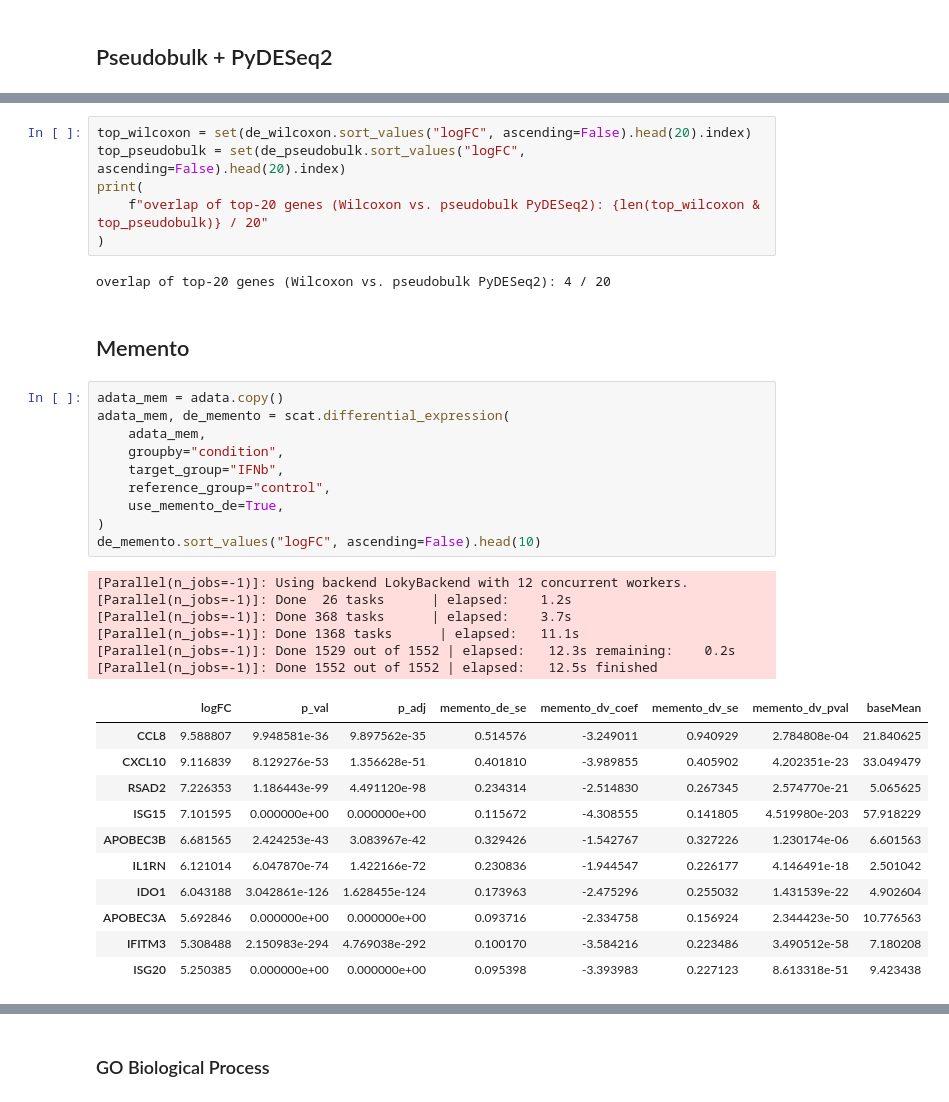
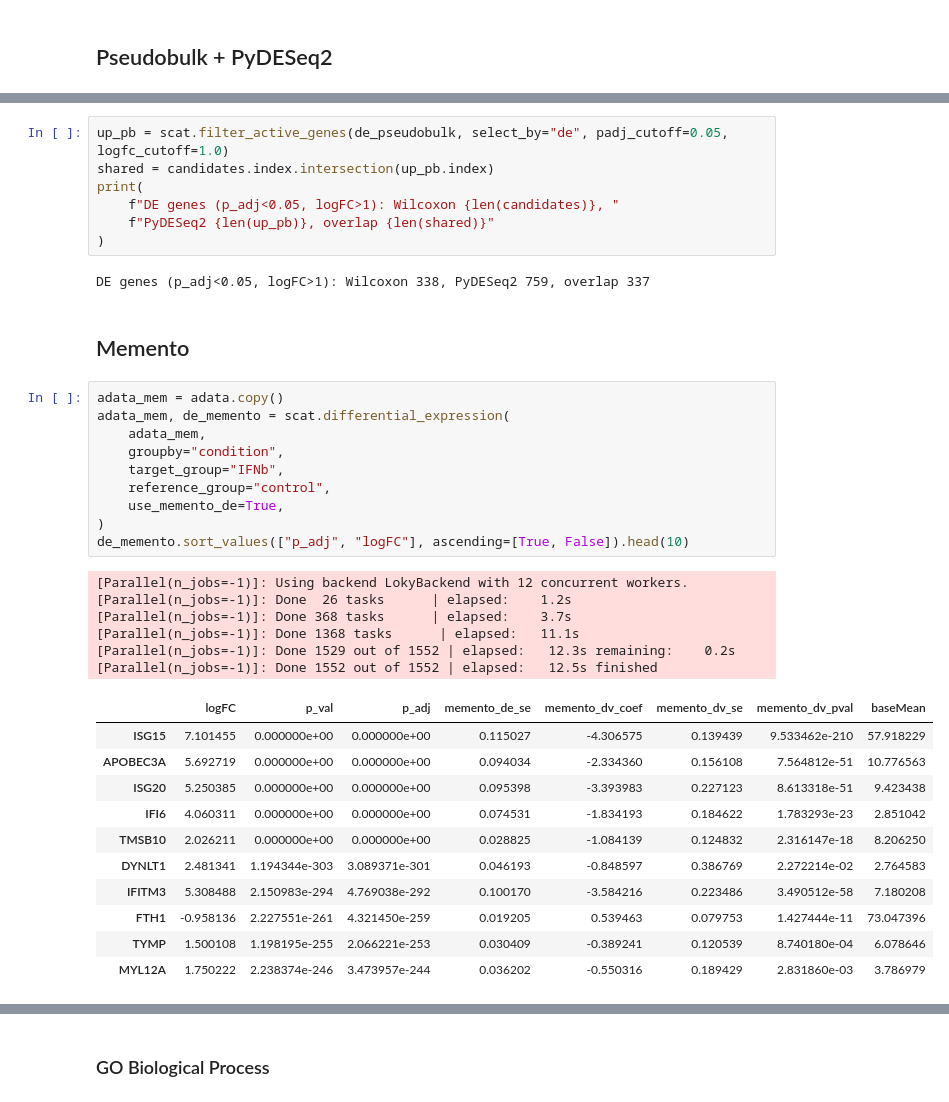
Before and after one commit to leelieber2025/scATrans, a Jupyter notebook: docs/tutorials/t_gse96583_standalone_de_enrichment.ipynb, the cells around one changed output, grey strips where cells are left out. Saved outputs shown, nothing was run; the diff lists cells and outputs as text.

```diff
--- a/docs/tutorials/t_gse96583_standalone_de_enrichment.ipynb
+++ b/docs/tutorials/t_gse96583_standalone_de_enrichment.ipynb
@@ -143,38 +167,39 @@ n p_adj<0.05: 1872
 # %%
-top_wilcoxon = set(de_wilcoxon.sort_values("logFC", ascending=False).head(20).index)
-top_pseudobulk = set(de_pseudobulk.sort_values("logFC", ascending=False).head(20).index)
+up_pb = scat.filter_active_genes(de_pseudobulk, select_by="de", padj_cutoff=0.05, logfc_cutoff=1.0)
+shared = candidates.index.intersection(up_pb.index)
 print(
-    f"overlap of top-20 genes (Wilcoxon vs. pseudobulk PyDESeq2): {len(top_wilcoxon & top_pseudobulk)} / 20"
+    f"DE genes (p_adj<0.05, logFC>1): Wilcoxon {len(candidates)}, "
+    f"PyDESeq2 {len(up_pb)}, overlap {len(shared)}"
 )
 # %% [output]
-overlap of top-20 genes (Wilcoxon vs. pseudobulk PyDESeq2): 4 / 20
+DE genes (p_adj<0.05, logFC>1): Wilcoxon 338, PyDESeq2 759, overlap 337
 # %% [markdown]
 ## Memento
 # %%
 adata_mem = adata.copy()
 adata_mem, de_memento = scat.differential_expression(
     adata_mem,
     groupby="condition",
     target_group="IFNb",
     reference_group="control",
     use_memento_de=True,
 )
-de_memento.sort_values("logFC", ascending=False).head(10)
+de_memento.sort_values(["p_adj", "logFC"], ascending=[True, False]).head(10)
 # %% [output]
 [Parallel(n_jobs=-1)]: Using backend LokyBackend with 12 concurrent workers.
 [Parallel(n_jobs=-1)]: Done  26 tasks      | elapsed:    1.2s
 [Parallel(n_jobs=-1)]: Done 368 tasks      | elapsed:    3.7s
 [Parallel(n_jobs=-1)]: Done 1368 tasks      | elapsed:   11.1s
 [Parallel(n_jobs=-1)]: Done 1529 out of 1552 | elapsed:   12.3s remaining:    0.2s
 [Parallel(n_jobs=-1)]: Done 1552 out of 1552 | elapsed:   12.5s finished
 |  | logFC | p_val | p_adj | memento_de_se | memento_dv_coef | memento_dv_se | memento_dv_pval | baseMean |
-| CCL8 | 9.588807 | 9.948581e-36 | 9.897562e-35 | 0.514576 | -3.249011 | 0.940929 | 2.784808e-04 | 21.840625 |
-| CXCL10 | 9.116839 | 8.129276e-53 | 1.356628e-51 | 0.401810 | -3.989855 | 0.405902 | 4.202351e-23 | 33.049479 |
-| RSAD2 | 7.226353 | 1.186443e-99 | 4.491120e-98 | 0.234314 | -2.514830 | 0.267345 | 2.574770e-21 | 5.065625 |
-| ISG15 | 7.101595 | 0.000000e+00 | 0.000000e+00 | 0.115672 | -4.308555 | 0.141805 | 4.519980e-203 | 57.918229 |
-| APOBEC3B | 6.681565 | 2.424253e-43 | 3.083967e-42 | 0.329426 | -1.542767 | 0.327226 | 1.230174e-06 | 6.601563 |
-| IL1RN | 6.121014 | 6.047870e-74 | 1.422166e-72 | 0.230836 | -1.944547 | 0.226177 | 4.146491e-18 | 2.501042 |
-| IDO1 | 6.043188 | 3.042861e-126 | 1.628455e-124 | 0.173963 | -2.475296 | 0.255032 | 1.431539e-22 | 4.902604 |
-| APOBEC3A | 5.692846 | 0.000000e+00 | 0.000000e+00 | 0.093716 | -2.334758 | 0.156924 | 2.344423e-50 | 10.776563 |
+| ISG15 | 7.101455 | 0.000000e+00 | 0.000000e+00 | 0.115027 | -4.306575 | 0.139439 | 9.533462e-210 | 57.918229 |
+| APOBEC3A | 5.692719 | 0.000000e+00 | 0.000000e+00 | 0.094034 | -2.334360 | 0.156108 | 7.564812e-51 | 10.776563 |
+| ISG20 | 5.250385 | 0.000000e+00 | 0.000000e+00 | 0.095398 | -3.393983 | 0.227123 | 8.613318e-51 | 9.423438 |
+| IFI6 | 4.060311 | 0.000000e+00 | 0.000000e+00 | 0.074531 | -1.834193 | 0.184622 | 1.783293e-23 | 2.851042 |
+| TMSB10 | 2.026211 | 0.000000e+00 | 0.000000e+00 | 0.028825 | -1.084139 | 0.124832 | 2.316147e-18 | 8.206250 |
+| DYNLT1 | 2.481341 | 1.194344e-303 | 3.089371e-301 | 0.046193 | -0.848597 | 0.386769 | 2.272214e-02 | 2.764583 |
 | IFITM3 | 5.308488 | 2.150983e-294 | 4.769038e-292 | 0.100170 | -3.584216 | 0.223486 | 3.490512e-58 | 7.180208 |
-| ISG20 | 5.250385 | 0.000000e+00 | 0.000000e+00 | 0.095398 | -3.393983 | 0.227123 | 8.613318e-51 | 9.423438 |
+| FTH1 | -0.958136 | 2.227551e-261 | 4.321450e-259 | 0.019205 | 0.539463 | 0.079753 | 1.427444e-11 | 73.047396 |
+| TYMP | 1.500108 | 1.198195e-255 | 2.066221e-253 | 0.030409 | -0.389241 | 0.120539 | 8.740180e-04 | 6.078646 |
+| MYL12A | 1.750222 | 2.238374e-246 | 3.473957e-244 | 0.036202 | -0.550316 | 0.189429 | 2.831860e-03 | 3.786979 |
```
Also changed, not shown: parts of 16 cells of this notebook, 21 other files.
